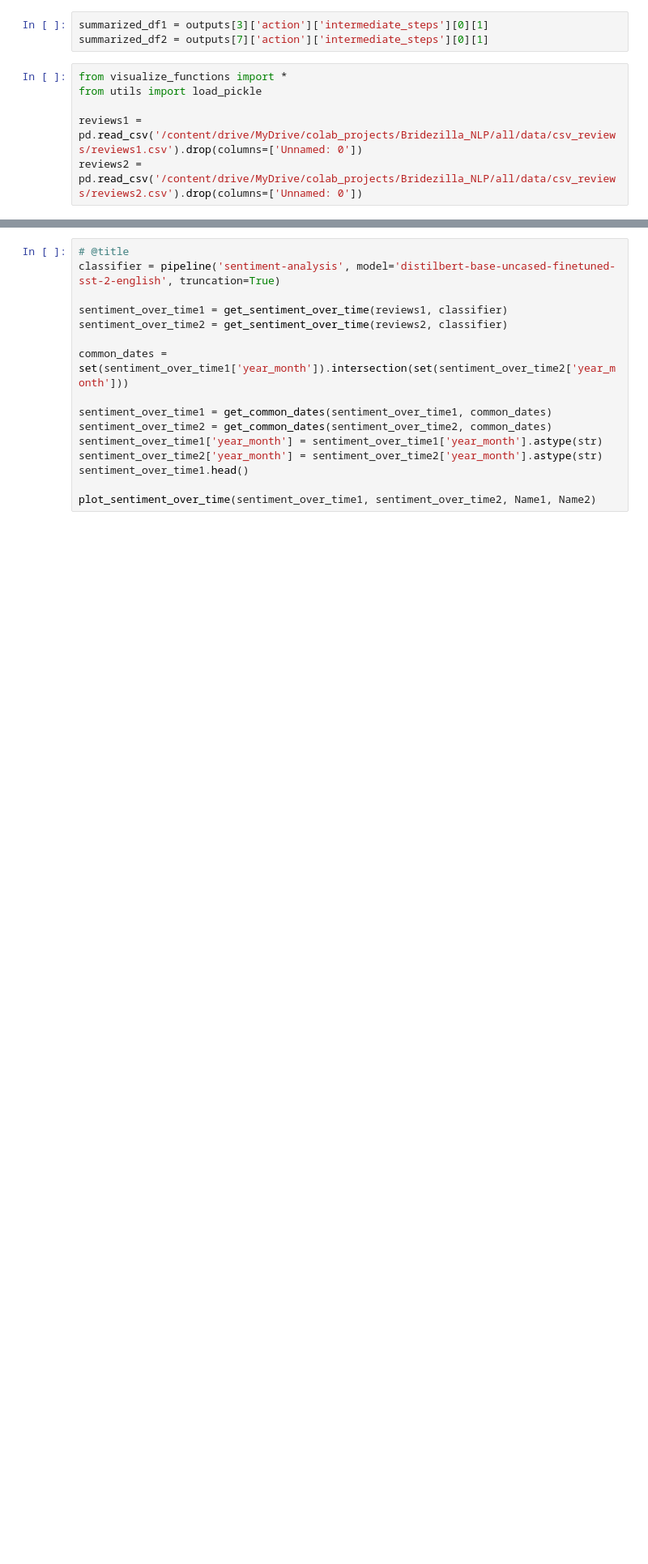
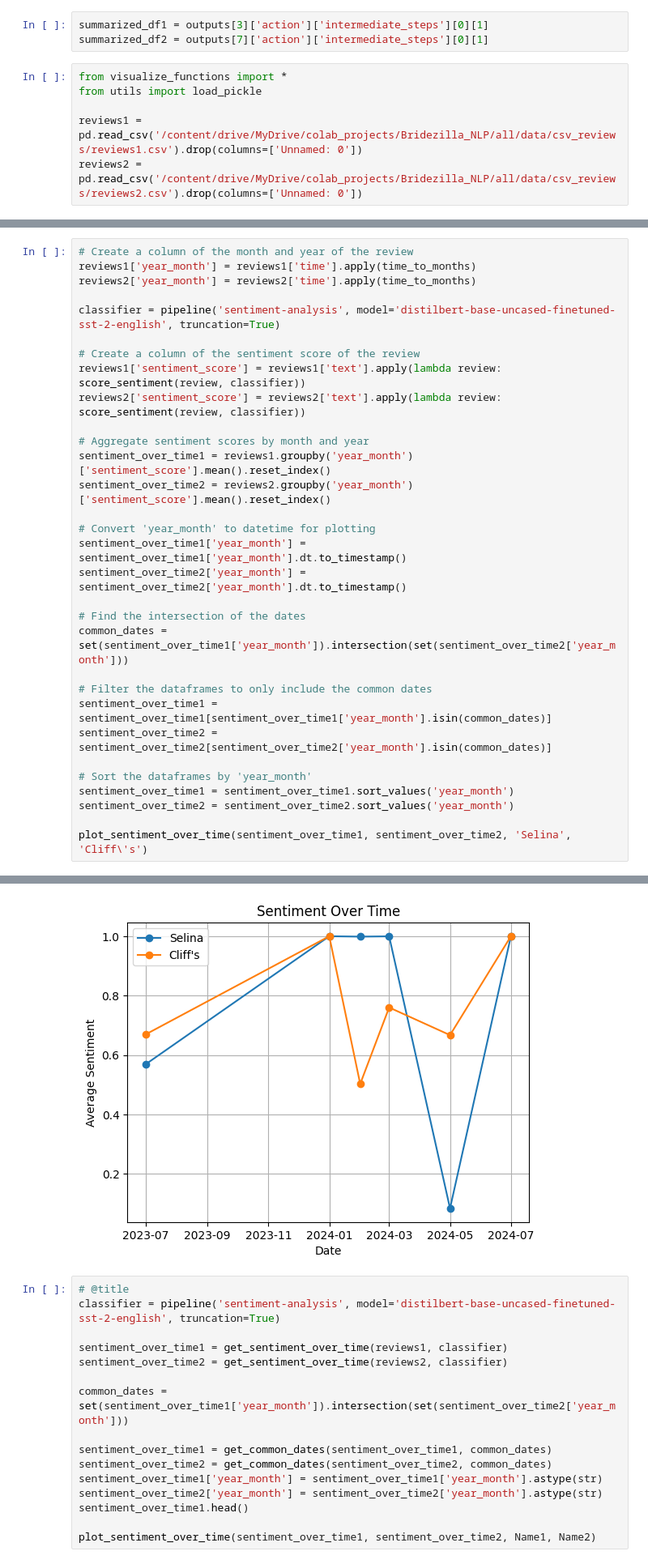
Before and after one commit to danatal29/Bridezilla_NLP, a Jupyter notebook: Bridezilla_Notebook.ipynb, the cells around one changed output, grey strips where cells are left out. Shown: that part at 81% size. Drawn from its saved outputs; the diff is of its cells as text; blank space fills up the shorter version.

```diff
--- a/Bridezilla_Notebook.ipynb
+++ b/Bridezilla_Notebook.ipynb
@@ -306,0 +407,32 @@ reviews2 = pd.read_csv('/content/drive/MyDrive/colab_projects/Bridezilla_NLP/all
+# %%
+# Create a column of the month and year of the review
+reviews1['year_month'] = reviews1['time'].apply(time_to_months)
+reviews2['year_month'] = reviews2['time'].apply(time_to_months)
+
+classifier = pipeline('sentiment-analysis', model='distilbert-base-uncased-finetuned-sst-2-english', truncation=True)
+
+# Create a column of the sentiment score of the review
+reviews1['sentiment_score'] = reviews1['text'].apply(lambda review: score_sentiment(review, classifier))
+reviews2['sentiment_score'] = reviews2['text'].apply(lambda review: score_sentiment(review, classifier))
+
+# Aggregate sentiment scores by month and year
+sentiment_over_time1 = reviews1.groupby('year_month')['sentiment_score'].mean().reset_index()
+sentiment_over_time2 = reviews2.groupby('year_month')['sentiment_score'].mean().reset_index()
+
+# Convert 'year_month' to datetime for plotting
+sentiment_over_time1['year_month'] = sentiment_over_time1['year_month'].dt.to_timestamp()
+sentiment_over_time2['year_month'] = sentiment_over_time2['year_month'].dt.to_timestamp()
+
+# Find the intersection of the dates
+common_dates = set(sentiment_over_time1['year_month']).intersection(set(sentiment_over_time2['year_month']))
+
+# Filter the dataframes to only include the common dates
+sentiment_over_time1 = sentiment_over_time1[sentiment_over_time1['year_month'].isin(common_dates)]
+sentiment_over_time2 = sentiment_over_time2[sentiment_over_time2['year_month'].isin(common_dates)]
+
+# Sort the dataframes by 'year_month'
+sentiment_over_time1 = sentiment_over_time1.sort_values('year_month')
+sentiment_over_time2 = sentiment_over_time2.sort_values('year_month')
+
+plot_sentiment_over_time(sentiment_over_time1, sentiment_over_time2, 'Selina', 'Cliff\'s')
+# %% [output]
@@ -307,3 +440,4 @@ reviews2 = pd.read_csv('/content/drive/MyDrive/colab_projects/Bridezilla_NLP/all
+[figure, added]
 # %%
 # @title
 classifier = pipeline('sentiment-analysis', model='distilbert-base-uncased-finetuned-sst-2-english', truncation=True)
```
Also changed, not shown: parts of 16 cells of this notebook.
